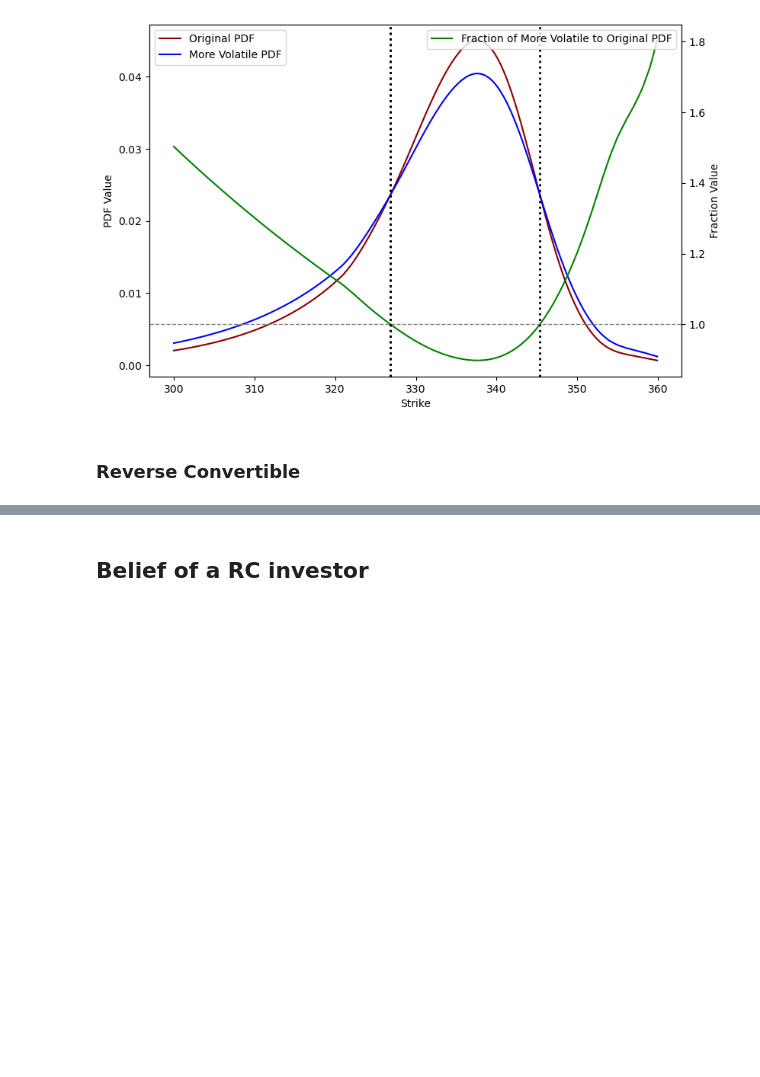
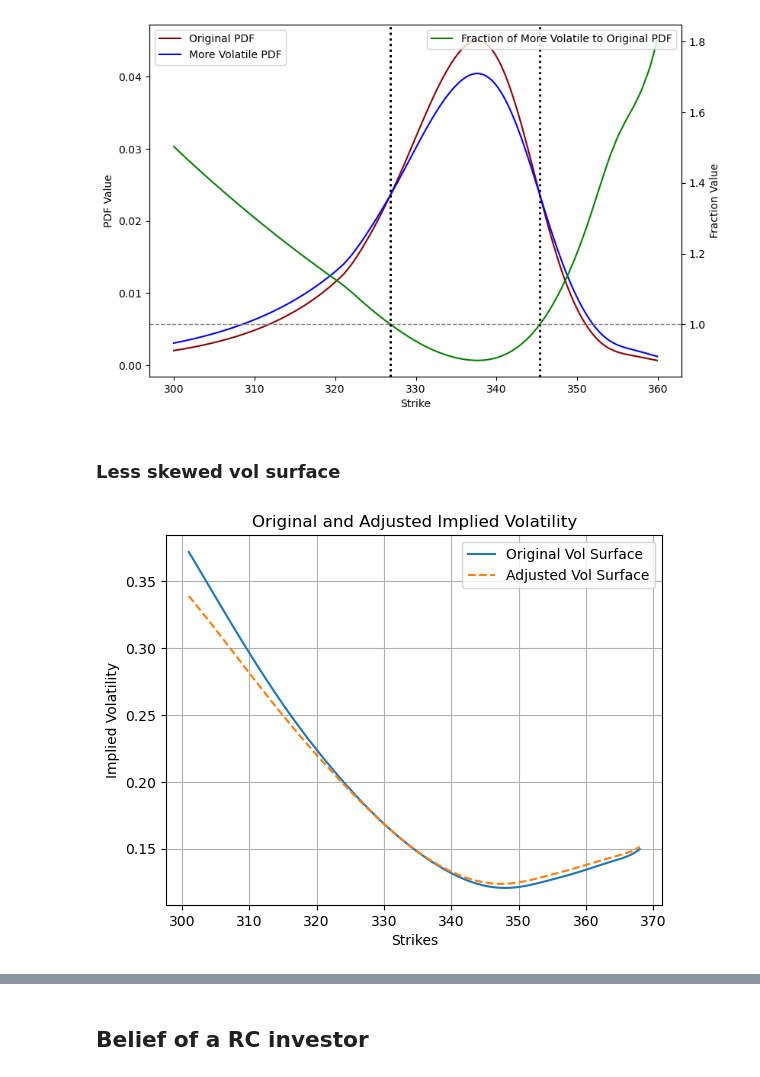
Before and after one commit to astavrop0/Derivative_structuring_and_implied_risk_aversion, a Jupyter notebook: notebooks/Risk Neutral pdf with BL.ipynb, the cells around one changed output, grey strips where cells are left out. Cells and saved outputs as stored; diff of their text form; code cells hidden in the pictures; blank space fills up the shorter version.

```diff
--- a/notebooks/Risk Neutral pdf with BL.ipynb
+++ b/notebooks/Risk Neutral pdf with BL.ipynb
@@ -819,5 +722,47 @@ for x in equal_points:
 plt.show()
 # %% [output]
 [figure]
-# %% [markdown]
-### Reverse Convertible
+# %% [markdown]
+### Less skewed vol surface
+# %%
+# Your original data arrays.
+strikes = calls_clean.strike
+iv = calls_clean.iv
+
+# Define the at-the-money (ATM) strike
+atm_strike = 332# your ATM strike value here
+
+# Find the index of the ATM strike
+atm_index = np.where(strikes == atm_strike)[0][0]
+
+# Define the smoothing factor for IV adjustments; you can tweak this factor.
+smoothing_factor = -0.005  # Smaller values mean less skew
+
+# Adjust IVs smoothly around the ATM strike
+# Here we decrease the IV before the ATM and increase it after the ATM.
+adjusted_iv = np.copy(iv)
+for i in range(len(strikes)):
+    if i < atm_index:
+        adjusted_iv[i] -= (atm_index - i) * smoothing_factor * (iv.iloc[atm_index] - iv.iloc[i])
+    elif i > atm_index:
+        adjusted_iv[i] += (i - atm_index) * smoothing_factor * (iv.iloc[i] - iv.iloc[atm_index])
+
+# Make sure the adjusted IV at ATM is the same as the original
+adjusted_iv[atm_index] = iv.iloc[atm_index]
+
+# Create the adjusted volatility surface
+adjusted_vol_surface = scipy.interpolate.interp1d(strikes, adjusted_iv, kind="cubic", fill_value="extrapolate")
+# %%
+x_range = np.linspace(strikes.min(), 368, 1000)
+
+# Plot the original and adjusted volatility surfaces
+plt.plot(x_range, vol_surface(x_range), label='Original Vol Surface')
+plt.plot(x_range, adjusted_vol_surface(x_range), label='Adjusted Vol Surface', linestyle='--')
+plt.title('Original and Adjusted Implied Volatility')
+plt.xlabel('Strikes')
+plt.ylabel('Implied Volatility')
+plt.legend()
+plt.grid(True)
+plt.show()
+# %% [output]
+[figure, added]
```
Also changed, not shown: parts of 58 cells of this notebook.
